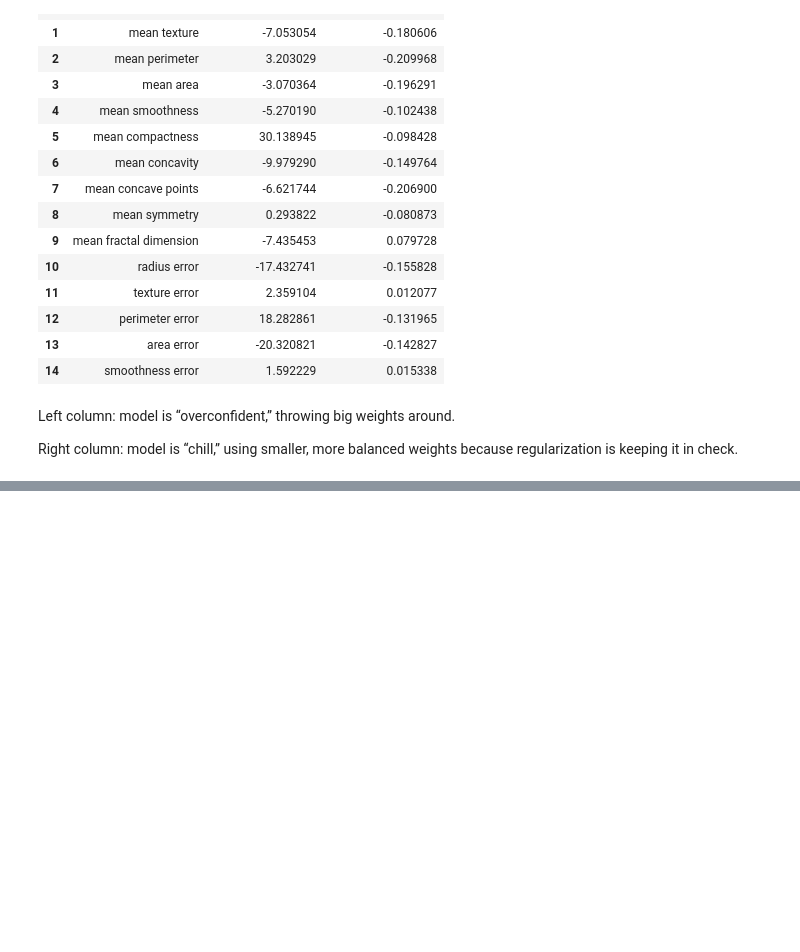
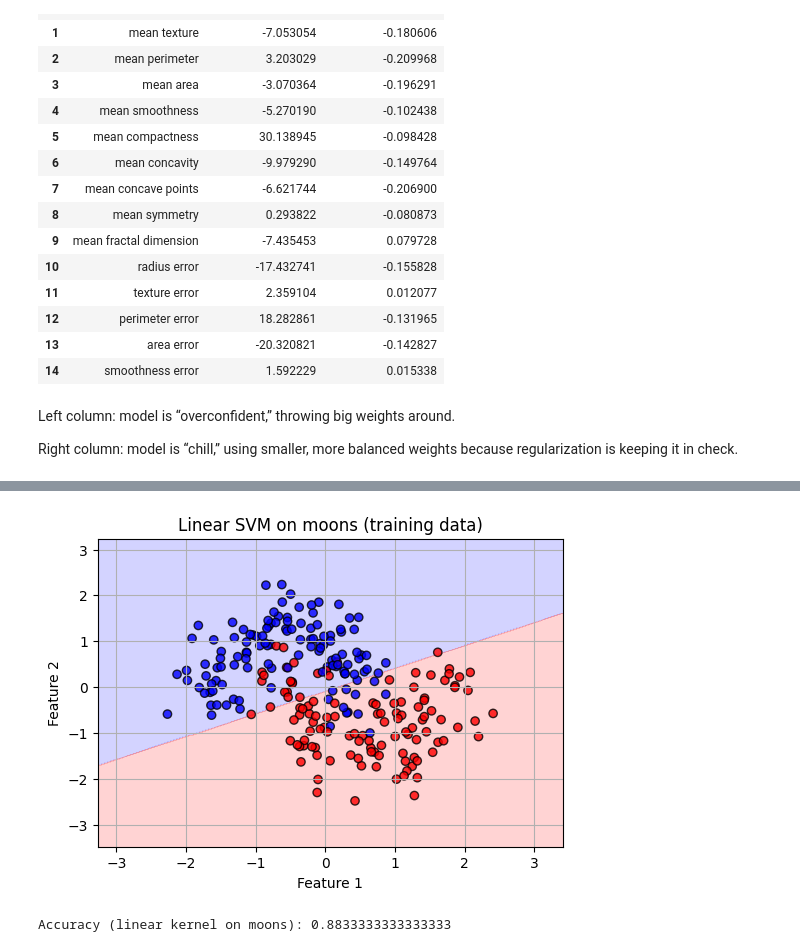
Before and after one commit to iamnaymur/ml_meta_learning, a Jupyter notebook: Week_04_Advanced_supervised_learning.ipynb, the cells around one changed output, grey strips where cells are left out. Cells and saved outputs as stored; diff of their text form; code cells hidden in the pictures; blank space fills up the shorter version.

```diff
--- a/Week_04_Advanced_supervised_learning.ipynb
+++ b/Week_04_Advanced_supervised_learning.ipynb
@@ -736,0 +837,20 @@ plt.show()
+# %%
+# Scale moons data
+X_moon_train, X_moon_test, y_moon_train, y_moon_test = train_test_split(
+    X_moon, y_moon, test_size=0.2, random_state=42
+)
+
+scaler_moon = StandardScaler()
+X_moon_train_scaled = scaler_moon.fit_transform(X_moon_train)
+X_moon_test_scaled = scaler_moon.transform(X_moon_test)
+# %%
+# Linear kernel on moons
+svc_linear_moon = SVC(kernel='linear', C=1.0, random_state=42)
+svc_linear_moon.fit(X_moon_train_scaled, y_moon_train)
+plot_decision_boundary(svc_linear_moon, X_moon_train_scaled, y_moon_train,
+                       title='Linear SVM on moons (training data)')
+print('Accuracy (linear kernel on moons):', accuracy_score(y_moon_test,
+      svc_linear_moon.predict(X_moon_test_scaled)))
+# %% [output]
+[figure, added]
+Accuracy (linear kernel on moons): 0.8833333333333333
```
Also changed, not shown: parts of 24 cells of this notebook.
